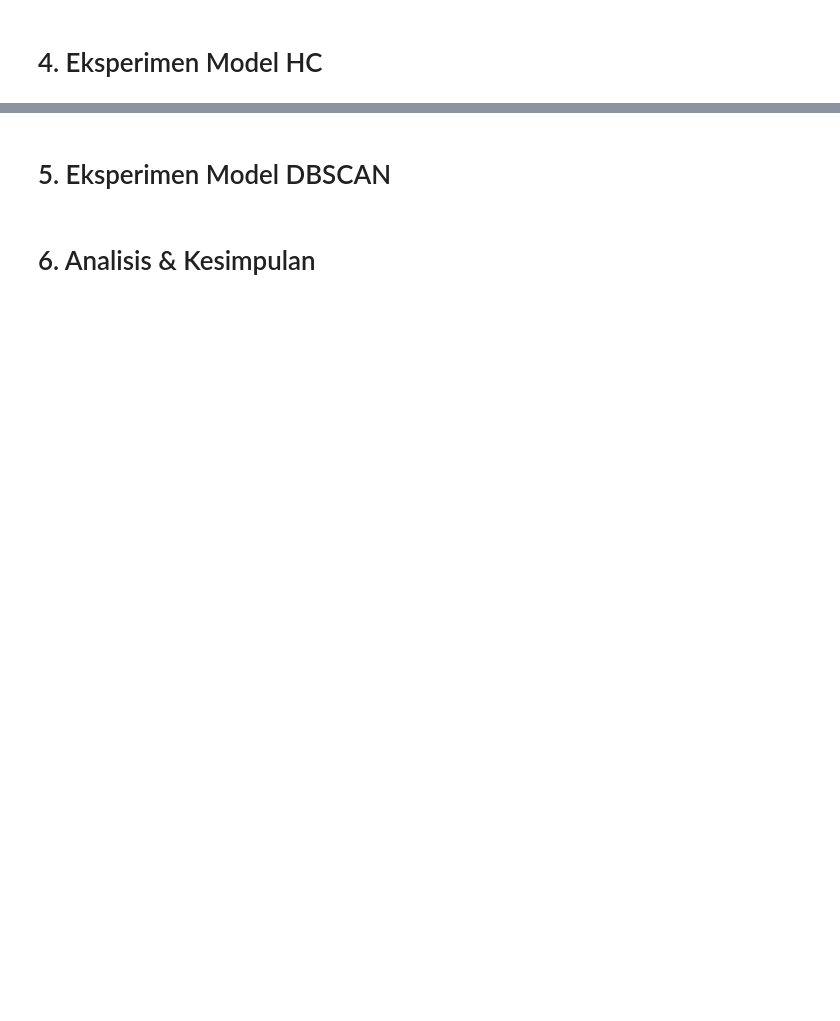
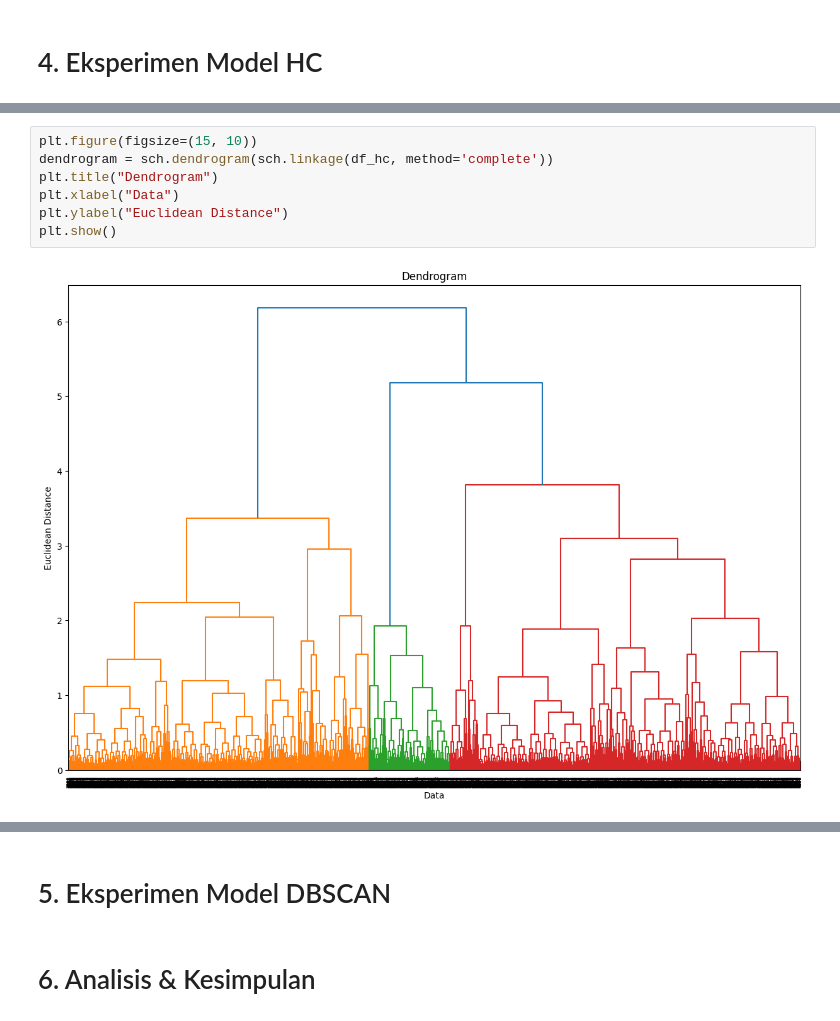
Before and after one commit to hisyamssyr/unsupervised-learning, a Jupyter notebook: Pembelajaran_Mesin_Tugas_1.ipynb, the cells around one changed output, grey strips where cells are left out. Drawn from its saved outputs; the diff is of its cells as text; blank space fills up the shorter version.

```diff
--- a/Pembelajaran_Mesin_Tugas_1.ipynb
+++ b/Pembelajaran_Mesin_Tugas_1.ipynb
@@ -328,0 +362,9 @@ sns.scatterplot(x='PC_1', y='PC_2', hue='cluster_k4', data=df_pca, palette='viri
+# %%
+plt.figure(figsize=(15, 10))
+dendrogram = sch.dendrogram(sch.linkage(df_hc, method='complete'))
+plt.title("Dendrogram")
+plt.xlabel("Data")
+plt.ylabel("Euclidean Distance")
+plt.show()
+# %% [output]
+[figure, added]
```
Also changed, not shown: parts of 17 cells of this notebook.
